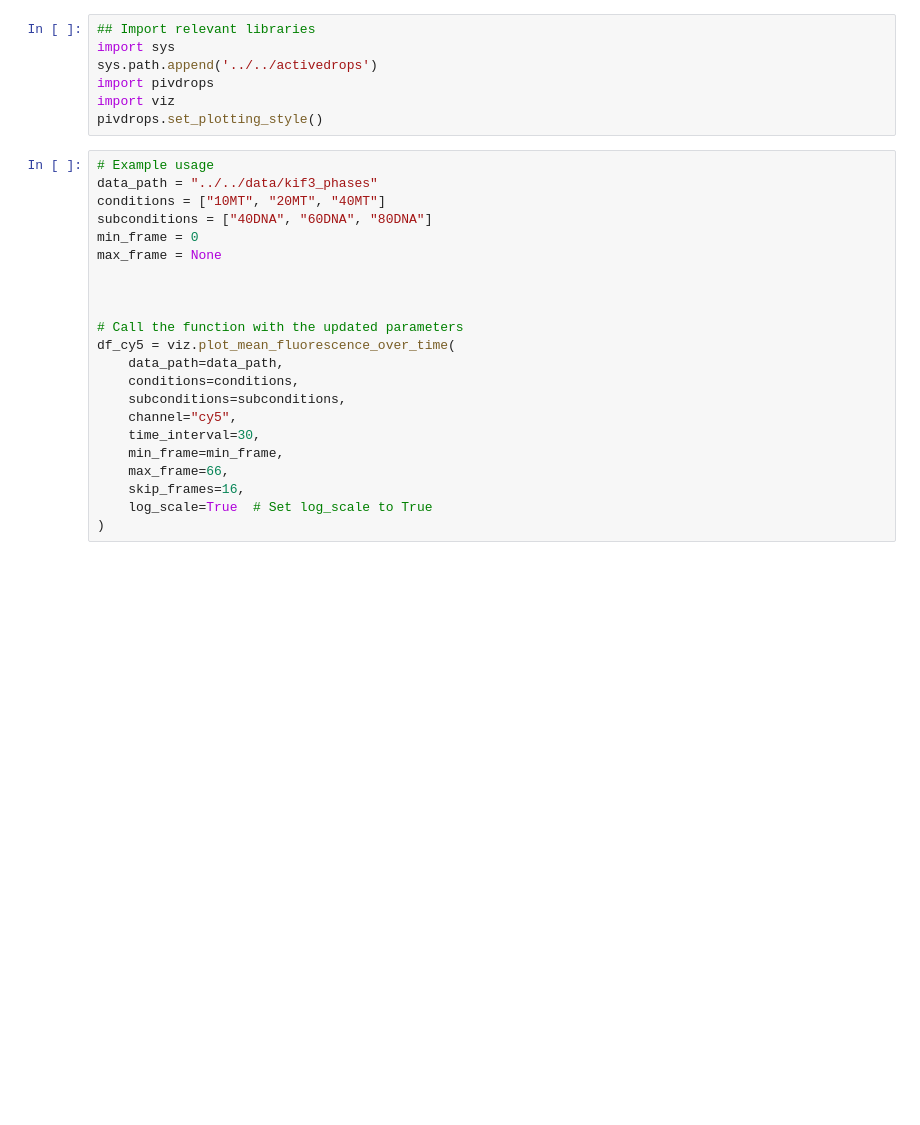
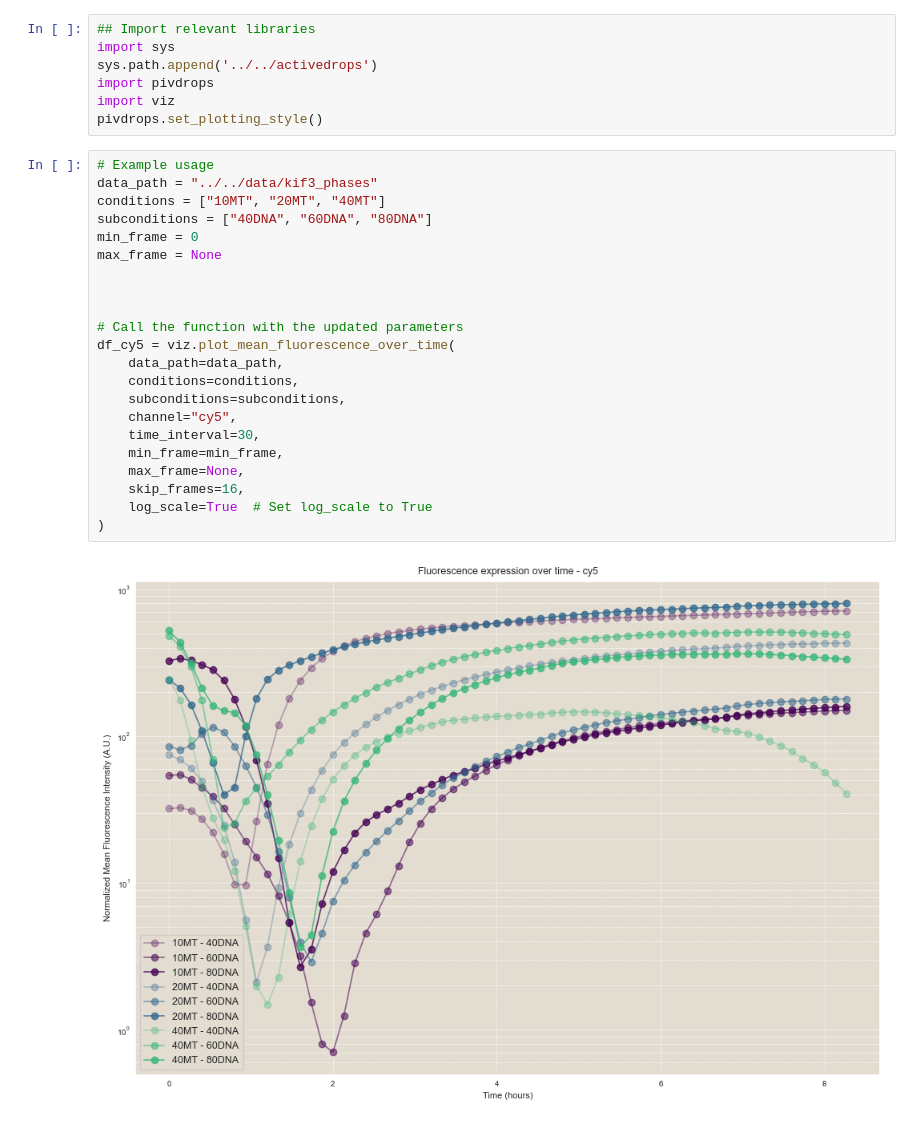
Before and after one commit to dalarios/activedrops, a Jupyter notebook: code/exploratory/kif3_phases.ipynb, the cells around one changed output. Drawn from its saved outputs; the diff is of its cells as text; blank space fills up the shorter version.

```diff
--- a/code/exploratory/kif3_phases.ipynb
+++ b/code/exploratory/kif3_phases.ipynb
@@ -8,25 +8,27 @@ pivdrops.set_plotting_style()
 # %%
 # Example usage
 data_path = "../../data/kif3_phases"
 conditions = ["10MT", "20MT", "40MT"]
 subconditions = ["40DNA", "60DNA", "80DNA"]
 min_frame = 0
 max_frame = None
 
 
 
 # Call the function with the updated parameters
 df_cy5 = viz.plot_mean_fluorescence_over_time(
     data_path=data_path,
     conditions=conditions,
     subconditions=subconditions,
     channel="cy5",
     time_interval=30,
     min_frame=min_frame,
-    max_frame=66,
+    max_frame=None,
     skip_frames=16,
     log_scale=True  # Set log_scale to True
 )
+# %% [output]
+[figure, added]
 # %%
 # Example usage
 data_path = "../../data/kif3_phases"
```
Also changed, not shown: parts of 2 cells of this notebook, 7 other files.
